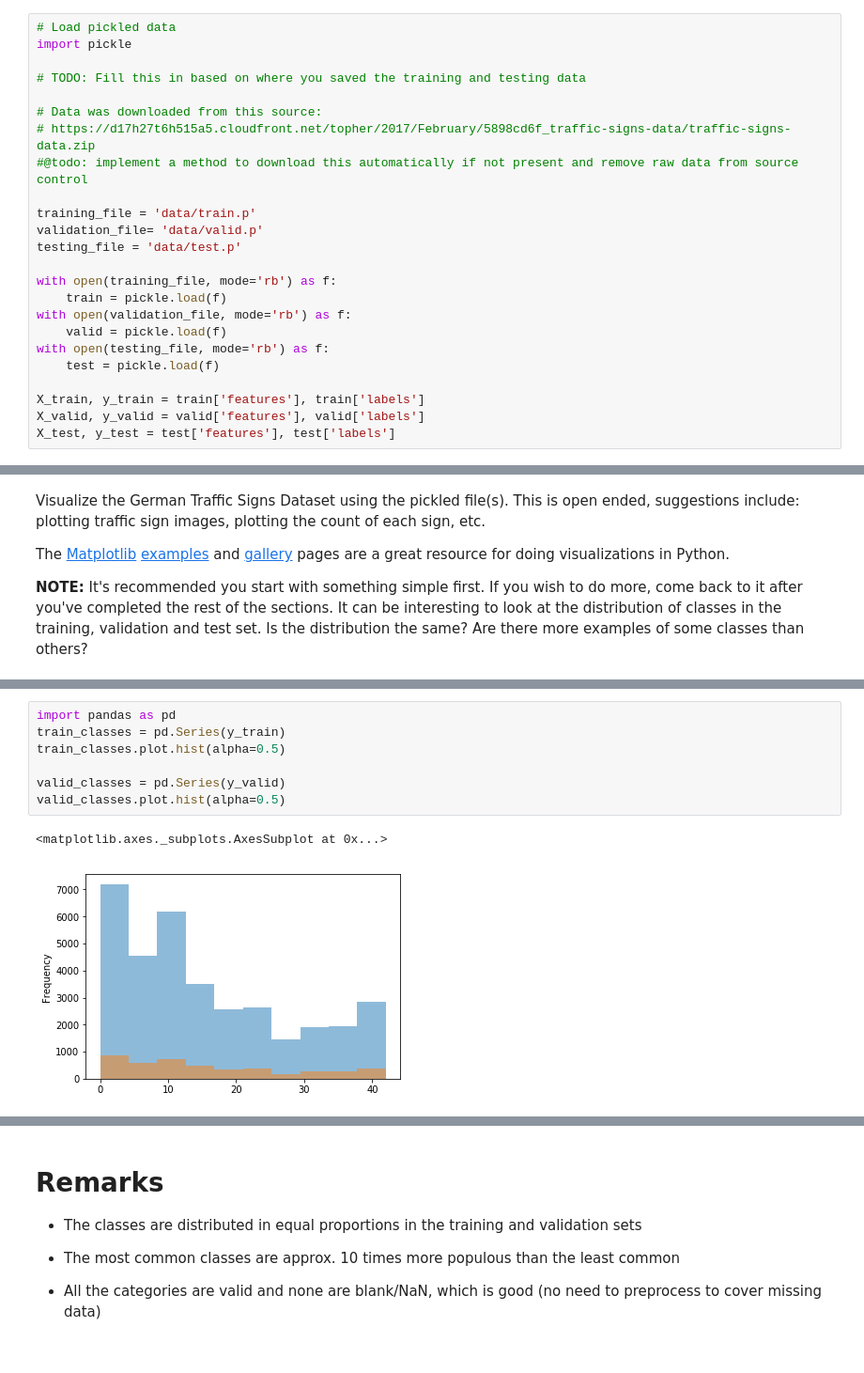
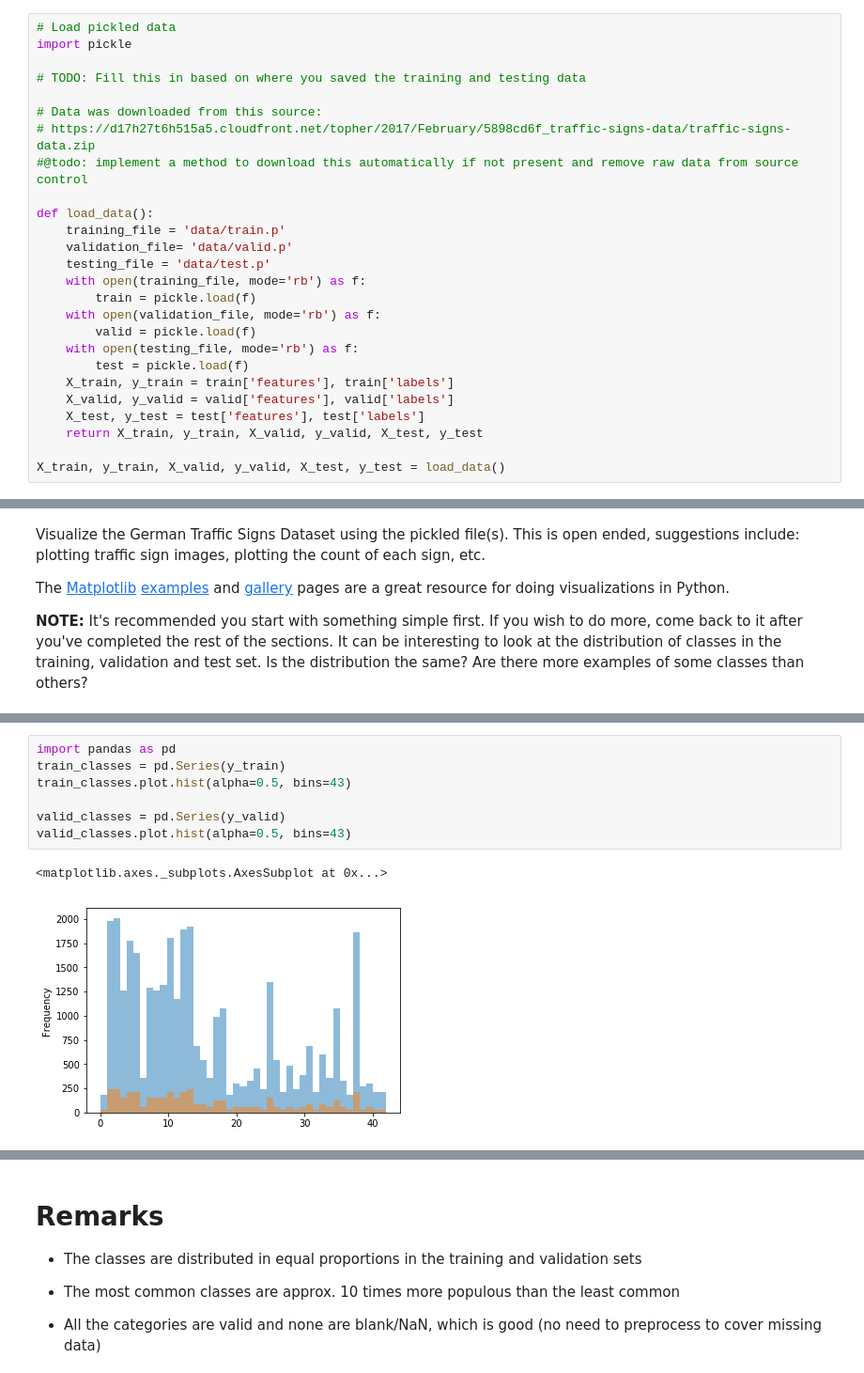
Before and after one commit to flaschmurphy/sdc_term_1_proj_2, a Jupyter notebook: Traffic_Sign_Classifier.ipynb, the cells around one changed output, grey strips where cells are left out. Shown: that part at 94% size. Saved outputs shown, nothing was run; the diff lists cells and outputs as text.

```diff
--- a/Traffic_Sign_Classifier.ipynb
+++ b/Traffic_Sign_Classifier.ipynb
@@ -29,20 +33,22 @@ import pickle
 # https://d17h27t6h515a5.cloudfront.net/topher/2017/February/5898cd6f_traffic-signs-data/traffic-signs-data.zip
 #@todo: implement a method to download this automatically if not present and remove raw data from source control
 
-training_file = 'data/train.p'
-validation_file= 'data/valid.p'
-testing_file = 'data/test.p'
+def load_data():
+    training_file = 'data/train.p'
+    validation_file= 'data/valid.p'
+    testing_file = 'data/test.p'
+    with open(training_file, mode='rb') as f:
+        train = pickle.load(f)
+    with open(validation_file, mode='rb') as f:
+        valid = pickle.load(f)
+    with open(testing_file, mode='rb') as f:
+        test = pickle.load(f)
+    X_train, y_train = train['features'], train['labels']
+    X_valid, y_valid = valid['features'], valid['labels']
+    X_test, y_test = test['features'], test['labels']
+    return X_train, y_train, X_valid, y_valid, X_test, y_test
 
-with open(training_file, mode='rb') as f:
-    train = pickle.load(f)
-with open(validation_file, mode='rb') as f:
-    valid = pickle.load(f)
-with open(testing_file, mode='rb') as f:
-    test = pickle.load(f)
-
-X_train, y_train = train['features'], train['labels']
-X_valid, y_valid = valid['features'], valid['labels']
-X_test, y_test = test['features'], test['labels']
+X_train, y_train, X_valid, y_valid, X_test, y_test = load_data()
 # %% [markdown]
 ---
 
@@ -147,13 +153,13 @@ plot_rand_sample(id2names)
 # %%
 import pandas as pd
 train_classes = pd.Series(y_train)
-train_classes.plot.hist(alpha=0.5)
+train_classes.plot.hist(alpha=0.5, bins=43)
 
 valid_classes = pd.Series(y_valid)
-valid_classes.plot.hist(alpha=0.5)
+valid_classes.plot.hist(alpha=0.5, bins=43)
 # %% [output]
 <matplotlib.axes._subplots.AxesSubplot at 0x...>
-[figure, old version]
+[figure, new version]
 # %%
 # Print the distribution of classes ranked by occurance rate
 classes_wkeys = pd.Series([(i, id2names[i]) for i in y_train])
```
Also changed, not shown: parts of 7 cells of this notebook.
